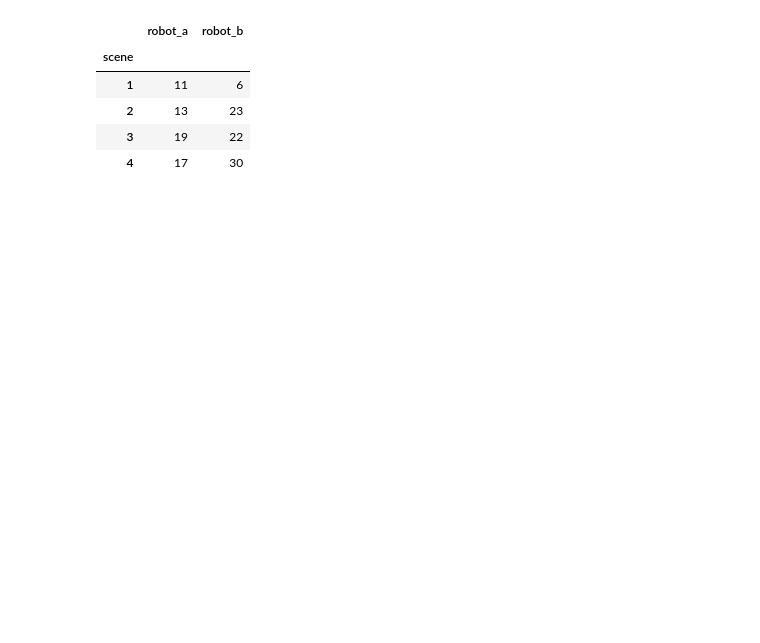
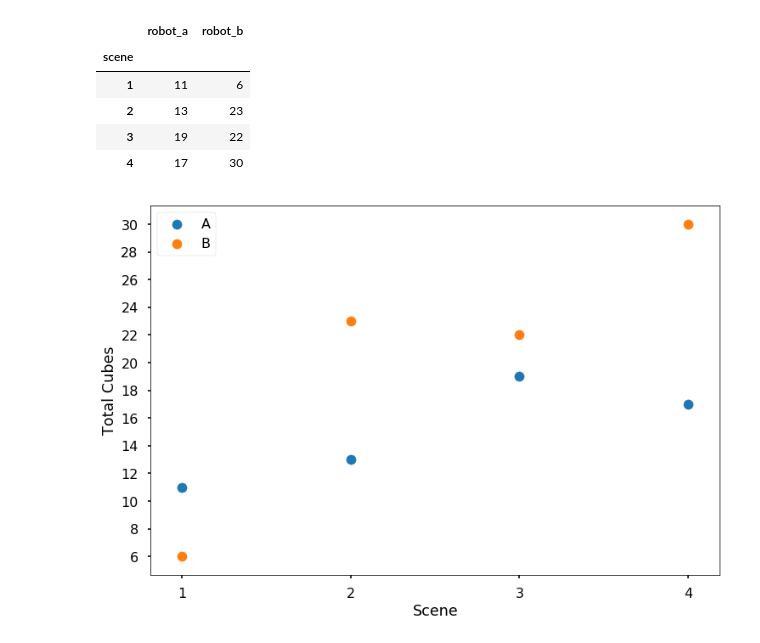
Before and after one commit to nilesh0109/PHRI_1920, a Jupyter notebook: evaluation/odd_even_participants_separate_evaluation.ipynb, the cells around one changed output. Cells and saved outputs as stored; diff of their text form; code cells hidden in the pictures; blank space fills up the shorter version.

```diff
--- a/evaluation/odd_even_participants_separate_evaluation.ipynb
+++ b/evaluation/odd_even_participants_separate_evaluation.ipynb
@@ -143,3 +159,15 @@ even_participants_by_scene
 | 2 | 13 | 23 |
 | 3 | 19 | 22 |
 | 4 | 17 | 30 |
+# %%
+plt.figure(figsize=(12,8))
+plt.xticks(range(1,5))
+plt.yticks(range(0,35,2))
+plt.scatter(even_participants_by_scene.index, even_participants_by_scene["robot_a"], label="A")
+plt.scatter(even_participants_by_scene.index, even_participants_by_scene["robot_b"], label="B")
+plt.xlabel('Scene')
+plt.ylabel('Total Cubes')
+plt.legend()
+plt.show()
+# %% [output]
+[figure, added]
```
Also changed, not shown: parts of 4 cells of this notebook.
